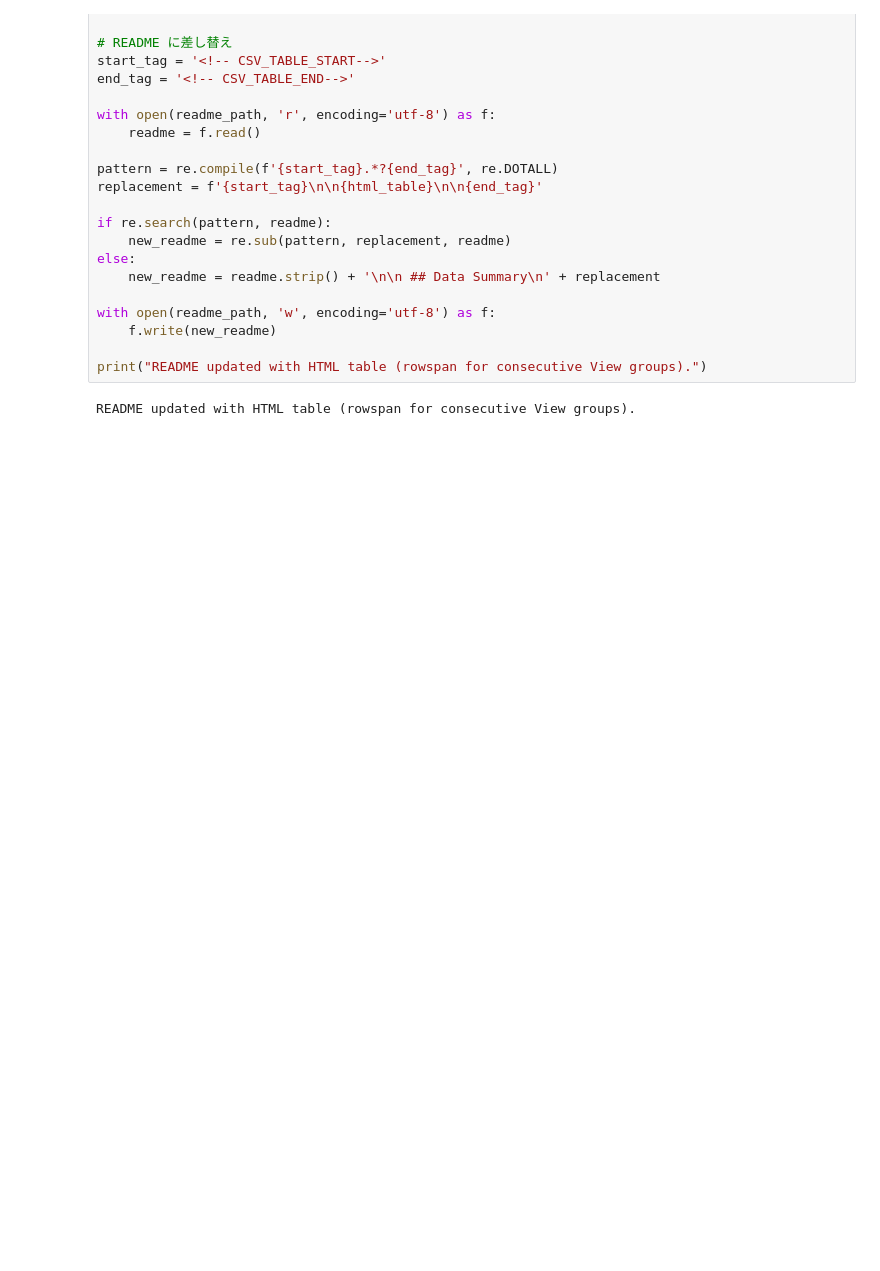
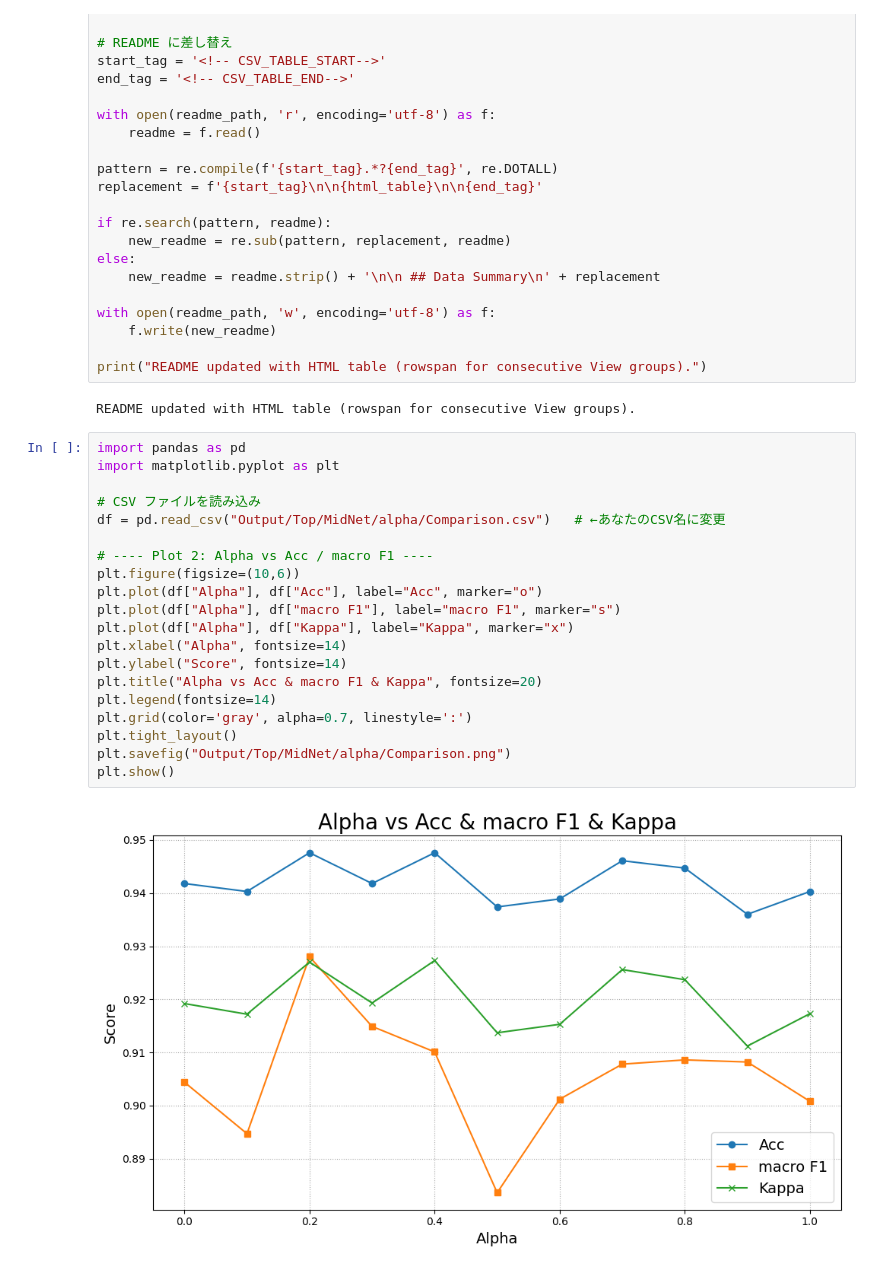
Before and after one commit to C20064228/Thesis, a Jupyter notebook: csv_to_readme.ipynb, the cells around one changed output. Saved outputs shown, nothing was run; the diff lists cells and outputs as text; blank space fills up the shorter version.

Commit message:
alphaの可視化

```diff
--- a/csv_to_readme.ipynb
+++ b/csv_to_readme.ipynb
@@ -119,3 +119,25 @@ with open(readme_path, 'w', encoding='utf-8') as f:
 print("README updated with HTML table (rowspan for consecutive View groups).")
 # %% [output]
 README updated with HTML table (rowspan for consecutive View groups).
+# %%
+import pandas as pd
+import matplotlib.pyplot as plt
+
+# CSV ファイルを読み込み
+df = pd.read_csv("Output/Top/MidNet/alpha/Comparison.csv")   # ←あなたのCSV名に変更
+
+# ---- Plot 2: Alpha vs Acc / macro F1 ----
+plt.figure(figsize=(10,6))
+plt.plot(df["Alpha"], df["Acc"], label="Acc", marker="o")
+plt.plot(df["Alpha"], df["macro F1"], label="macro F1", marker="s")
+plt.plot(df["Alpha"], df["Kappa"], label="Kappa", marker="x")
+plt.xlabel("Alpha", fontsize=14)
+plt.ylabel("Score", fontsize=14)
+plt.title("Alpha vs Acc & macro F1 & Kappa", fontsize=20)
+plt.legend(fontsize=14)
+plt.grid(color='gray', alpha=0.7, linestyle=':')
+plt.tight_layout()
+plt.savefig("Output/Top/MidNet/alpha/Comparison.png")
+plt.show()
+# %% [output]
+[figure, added]
```
Also changed, not shown: 4 other files.
